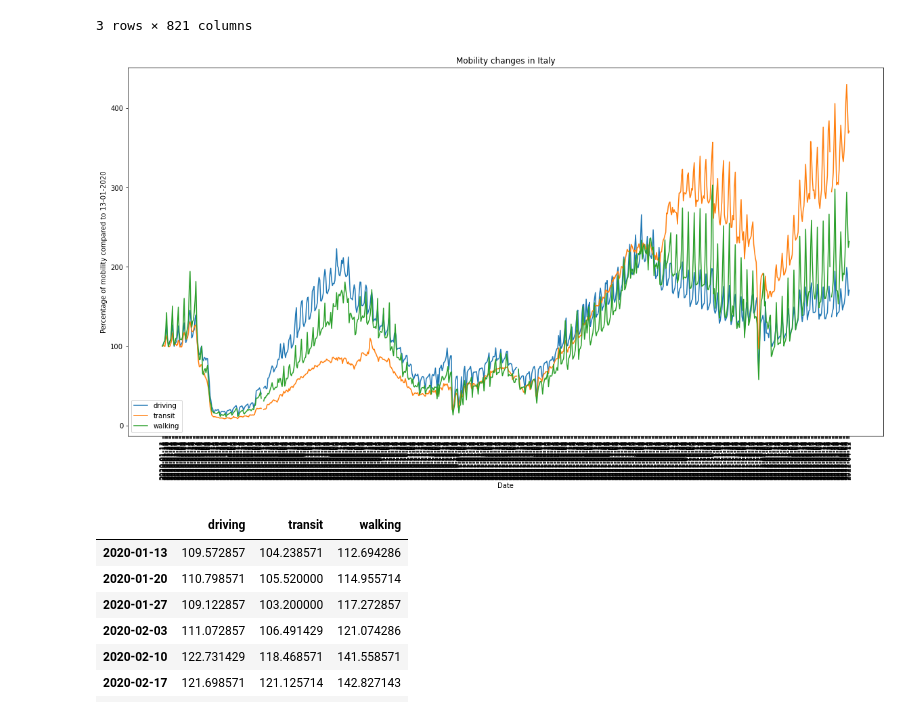
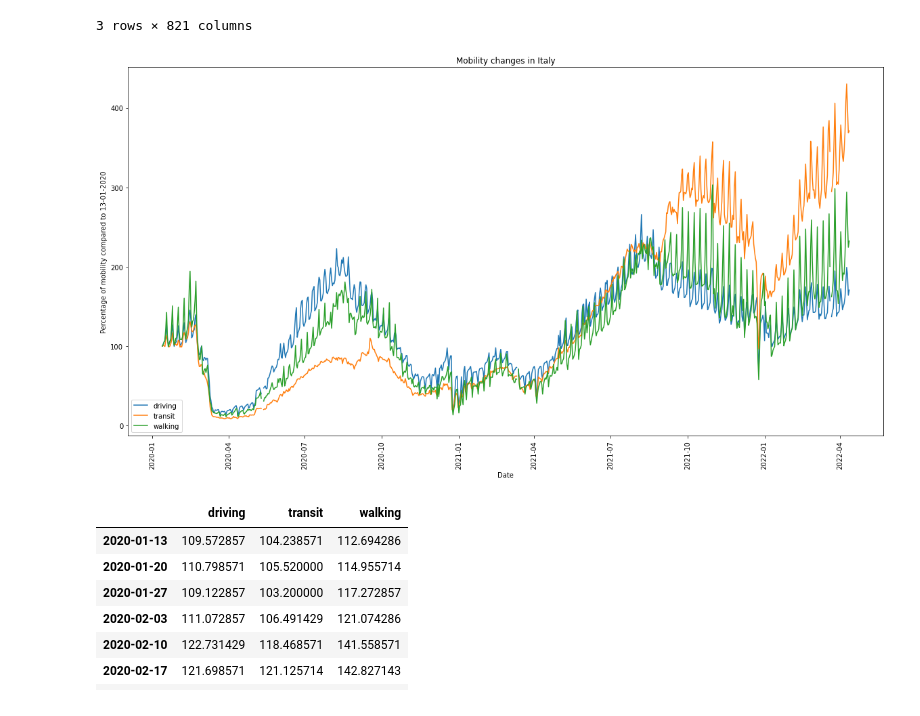
Before and after one commit to epfl-ada/ada-2022-project-adamsleg, a Jupyter notebook: AppleMobilityTrends.ipynb, the cells around one changed output. Cells and saved outputs as stored; diff of their text form; code cells hidden in the pictures.

```diff
--- a/AppleMobilityTrends.ipynb
+++ b/AppleMobilityTrends.ipynb
@@ -145,19 +145,22 @@ mobilityItalyFiltered
 | transit | 100.0 | 100.82 | 100.40 | 99.52 | 107.35 | 113.33 | 108.25 | 102.14 | ... |
 | walking | 100.0 | 102.10 | 104.86 | 107.32 | 122.71 | 142.38 | 109.49 | 99.19 | ... |
 3 rows × 821 columns
+# %%
+mobilityItalyFilteredT =  mobilityItalyFiltered.T
+mobilityItalyFilteredT.index = pd.to_datetime(mobilityItalyFiltered.T.index)
 # %%
 
 plt.figure(figsize=(20,10))
-plt.plot(mobilityItalyFiltered.T)
+plt.plot(mobilityItalyFilteredT)
 plt.title("Mobility changes in Italy")
 plt.xticks(rotation=90)
 plt.ylabel("Percentage of mobility compared to 13-01-2020")
 plt.xlabel("Date")
 #legend = list(mobilityItaly.columns)
 plt.legend(legend, loc='lower left')
 plt.show()
 # %% [output]
-[figure, old version]
+[figure, new version]
 # %%
 # converting list to DataFrame object
 mobilityItalyFiltered.index = ['driving', 'transit', 'walking']
```
